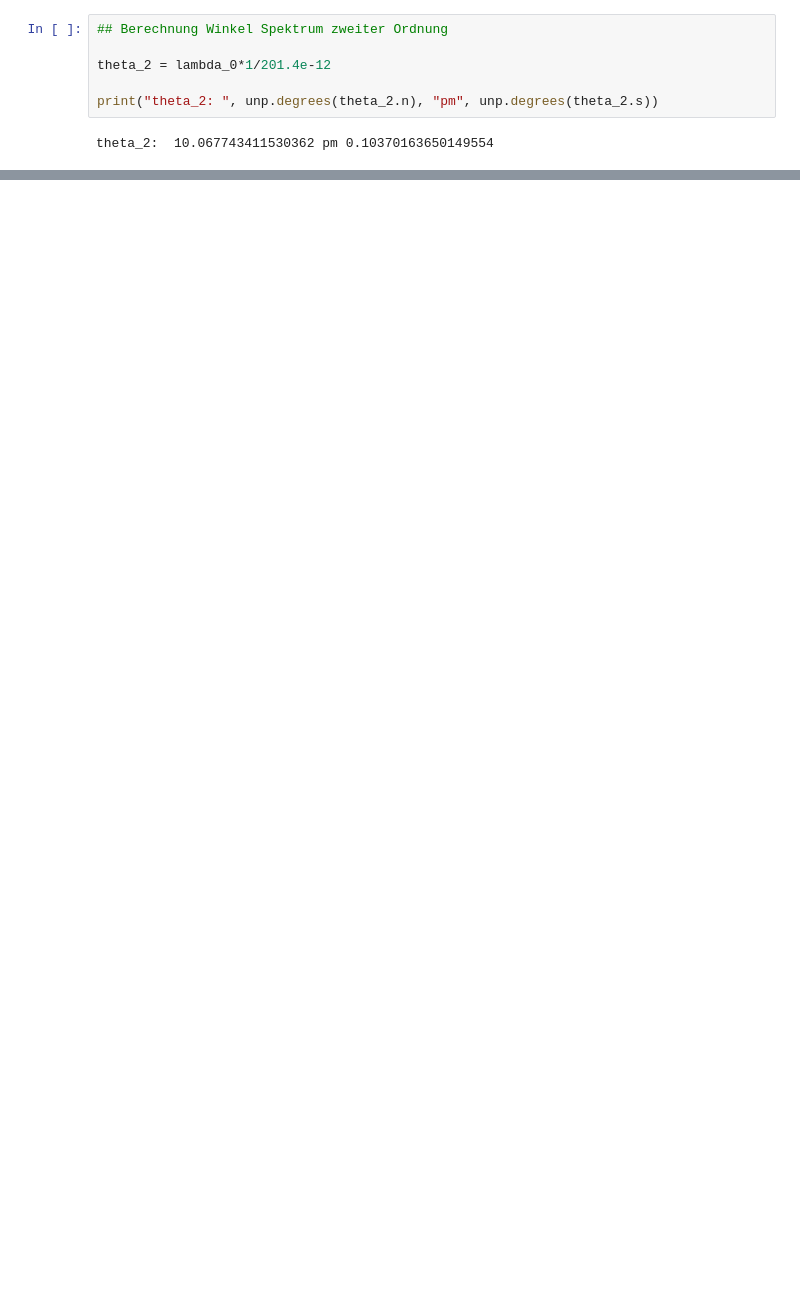
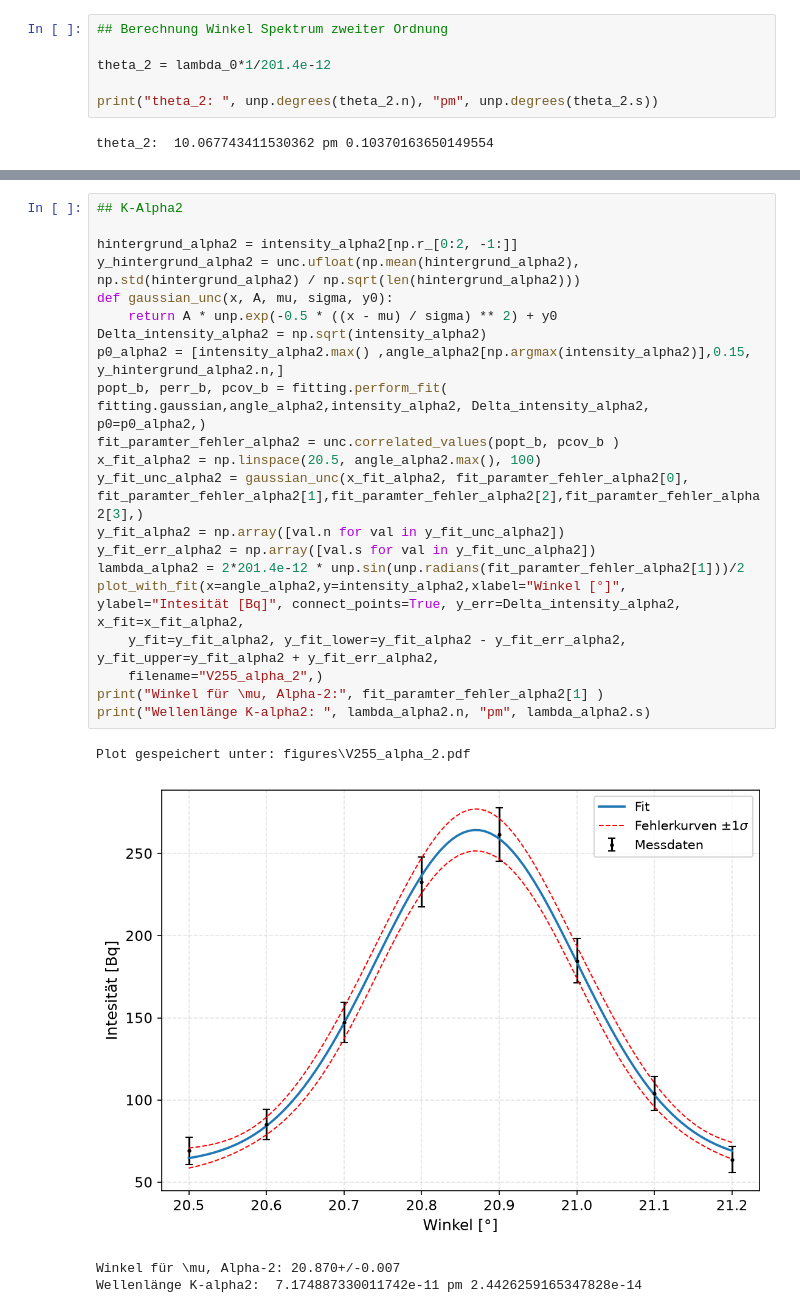
Before and after one commit to Lozze06/PAP-2.2, a Jupyter notebook: Code/Versuch 255.ipynb, the cells around one changed output, grey strips where cells are left out. Drawn from its saved outputs; the diff is of its cells as text; blank space fills up the shorter version.

```diff
--- a/Code/Versuch 255.ipynb
+++ b/Code/Versuch 255.ipynb
@@ -102,0 +182,26 @@ theta_2:  10.067743411530362 pm 0.10370163650149554
+# %%
+## K-Alpha2
+
+hintergrund_alpha2 = intensity_alpha2[np.r_[0:2, -1:]]
+y_hintergrund_alpha2 = unc.ufloat(np.mean(hintergrund_alpha2), np.std(hintergrund_alpha2) / np.sqrt(len(hintergrund_alpha2)))
+def gaussian_unc(x, A, mu, sigma, y0):
+    return A * unp.exp(-0.5 * ((x - mu) / sigma) ** 2) + y0
+Delta_intensity_alpha2 = np.sqrt(intensity_alpha2)
+p0_alpha2 = [intensity_alpha2.max() ,angle_alpha2[np.argmax(intensity_alpha2)],0.15, y_hintergrund_alpha2.n,]
+popt_b, perr_b, pcov_b = fitting.perform_fit( fitting.gaussian,angle_alpha2,intensity_alpha2, Delta_intensity_alpha2, p0=p0_alpha2,)
+fit_paramter_fehler_alpha2 = unc.correlated_values(popt_b, pcov_b )
+x_fit_alpha2 = np.linspace(20.5, angle_alpha2.max(), 100)
+y_fit_unc_alpha2 = gaussian_unc(x_fit_alpha2, fit_paramter_fehler_alpha2[0], fit_paramter_fehler_alpha2[1],fit_paramter_fehler_alpha2[2],fit_paramter_fehler_alpha2[3],)
+y_fit_alpha2 = np.array([val.n for val in y_fit_unc_alpha2])
+y_fit_err_alpha2 = np.array([val.s for val in y_fit_unc_alpha2])
+lambda_alpha2 = 2*201.4e-12 * unp.sin(unp.radians(fit_paramter_fehler_alpha2[1]))/2
+plot_with_fit(x=angle_alpha2,y=intensity_alpha2,xlabel="Winkel [°]", ylabel="Intesität [Bq]", connect_points=True, y_err=Delta_intensity_alpha2, x_fit=x_fit_alpha2,
+    y_fit=y_fit_alpha2, y_fit_lower=y_fit_alpha2 - y_fit_err_alpha2, y_fit_upper=y_fit_alpha2 + y_fit_err_alpha2,
+    filename="V255_alpha_2",)
+print("Winkel für \mu, Alpha-2:", fit_paramter_fehler_alpha2[1] )
+print("Wellenlänge K-alpha2: ", lambda_alpha2.n, "pm", lambda_alpha2.s)
+# %% [output]
+Plot gespeichert unter: figures\V255_alpha_2.pdf
+[figure, added]
+Winkel für \mu, Alpha-2: 20.870+/-0.007
+Wellenlänge K-alpha2:  7.174887330011742e-11 pm 2.4426259165347828e-14
```
Also changed, not shown: parts of 9 cells of this notebook, 20 other files.
